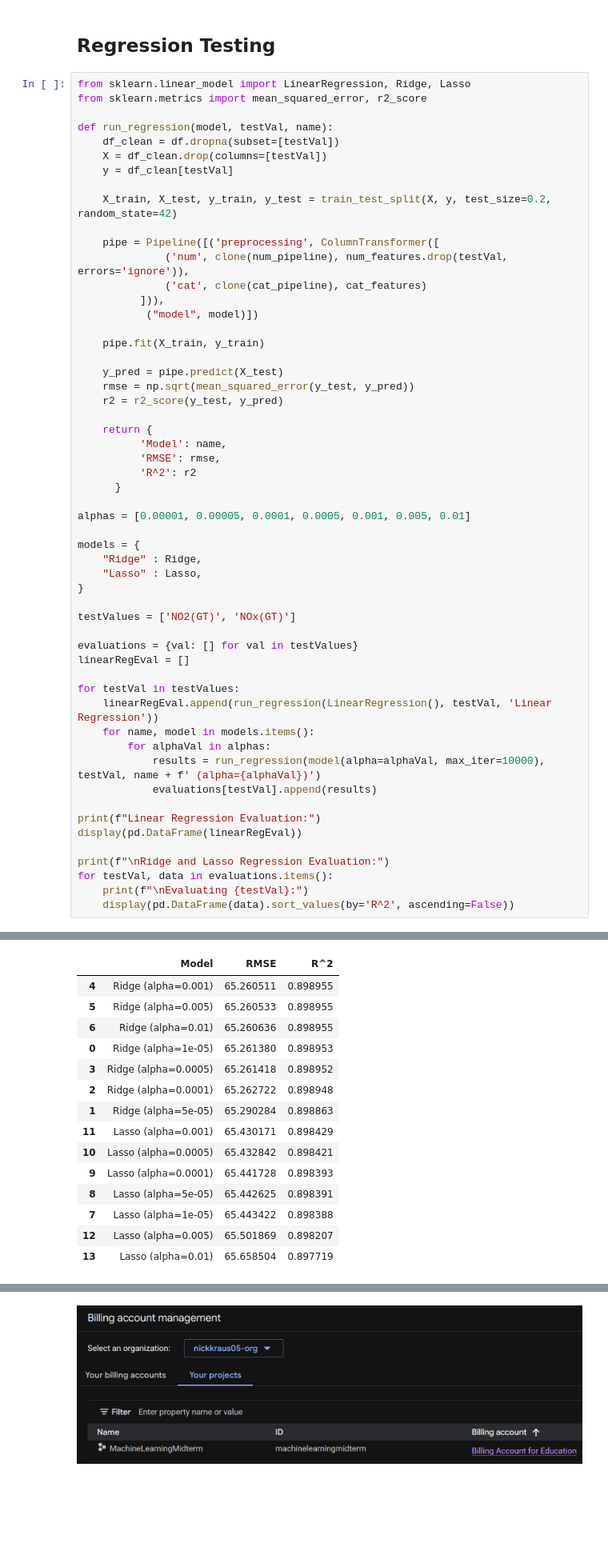
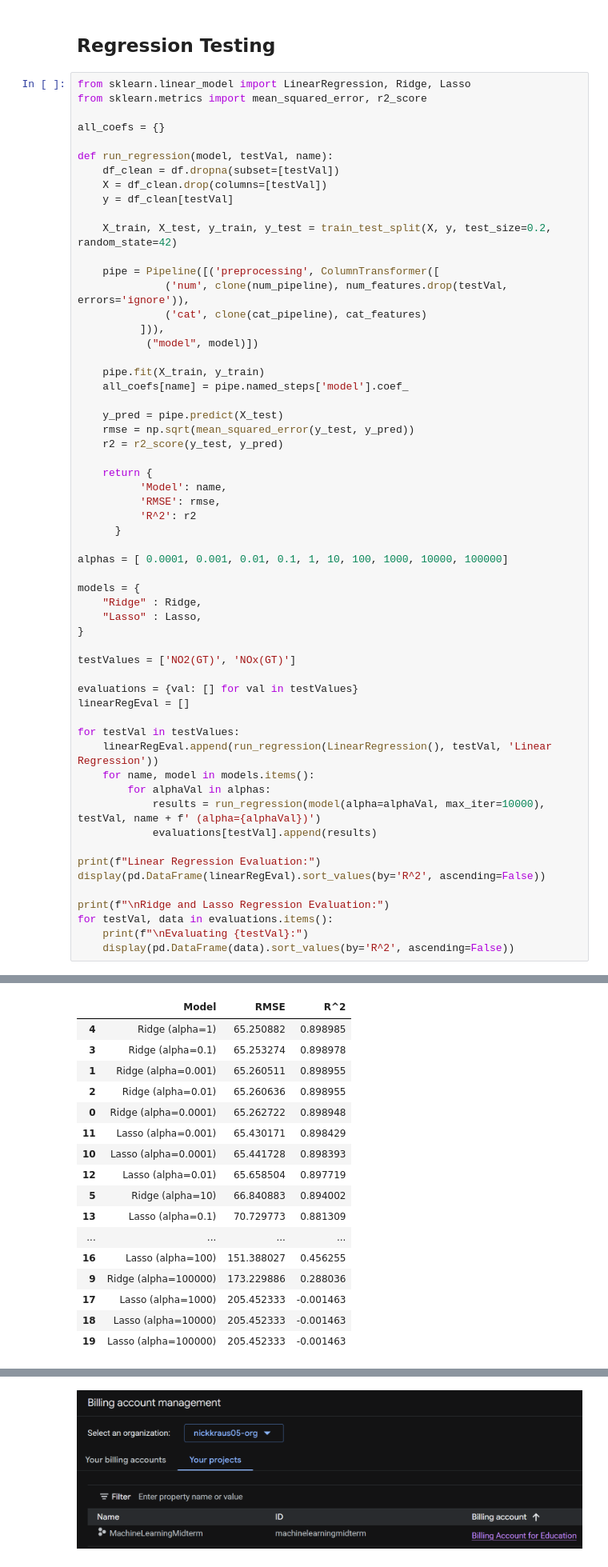
Before and after one commit to nickkraus52/MachineLearning, a Jupyter notebook: Midterm/air_quality.ipynb, the cells around one changed output, grey strips where cells are left out. Shown at 80% size. Cells and saved outputs as stored; diff of their text form; blank space fills up the shorter version.

```diff
--- a/Midterm/air_quality.ipynb
+++ b/Midterm/air_quality.ipynb
@@ -343,6 +343,8 @@ Best model at evaluating C6H6(GT): Logistic Regression
 # %%
 from sklearn.linear_model import LinearRegression, Ridge, Lasso
 from sklearn.metrics import mean_squared_error, r2_score
+
+all_coefs = {}
 
 def run_regression(model, testVal, name):
     df_clean = df.dropna(subset=[testVal])
@@ -358,6 +360,7 @@ def run_regression(model, testVal, name):
            ("model", model)])
 
     pipe.fit(X_train, y_train)
+    all_coefs[name] = pipe.named_steps['model'].coef_
 
     y_pred = pipe.predict(X_test)
     rmse = np.sqrt(mean_squared_error(y_test, y_pred))
@@ -369,7 +372,7 @@ def run_regression(model, testVal, name):
           'R^2': r2
       }
 
-alphas = [0.00001, 0.00005, 0.0001, 0.0005, 0.001, 0.005, 0.01]
+alphas = [ 0.0001, 0.001, 0.01, 0.1, 1, 10, 100, 1000, 10000, 100000]
 
 models = {
     "Ridge" : Ridge,
@@ -389,7 +392,7 @@ for testVal in testValues:
             evaluations[testVal].append(results)
 
 print(f"Linear Regression Evaluation:")
-display(pd.DataFrame(linearRegEval))
+display(pd.DataFrame(linearRegEval).sort_values(by='R^2', ascending=False))
 
 print(f"\nRidge and Lasso Regression Evaluation:")
 for testVal, data in evaluations.items():
@@ -421,17 +426,19 @@ Evaluating NO2(GT):
 Evaluating NOx(GT):
 |  | Model | RMSE | R^2 |
-| 4 | Ridge (alpha=0.001) | 65.260511 | 0.898955 |
-| 5 | Ridge (alpha=0.005) | 65.260533 | 0.898955 |
-| 6 | Ridge (alpha=0.01) | 65.260636 | 0.898955 |
-| 0 | Ridge (alpha=1e-05) | 65.261380 | 0.898953 |
-| 3 | Ridge (alpha=0.0005) | 65.261418 | 0.898952 |
-| 2 | Ridge (alpha=0.0001) | 65.262722 | 0.898948 |
-| 1 | Ridge (alpha=5e-05) | 65.290284 | 0.898863 |
+| 4 | Ridge (alpha=1) | 65.250882 | 0.898985 |
+| 3 | Ridge (alpha=0.1) | 65.253274 | 0.898978 |
+| 1 | Ridge (alpha=0.001) | 65.260511 | 0.898955 |
+| 2 | Ridge (alpha=0.01) | 65.260636 | 0.898955 |
+| 0 | Ridge (alpha=0.0001) | 65.262722 | 0.898948 |
 | 11 | Lasso (alpha=0.001) | 65.430171 | 0.898429 |
-| 10 | Lasso (alpha=0.0005) | 65.432842 | 0.898421 |
-| 9 | Lasso (alpha=0.0001) | 65.441728 | 0.898393 |
-| 8 | Lasso (alpha=5e-05) | 65.442625 | 0.898391 |
-| 7 | Lasso (alpha=1e-05) | 65.443422 | 0.898388 |
-| 12 | Lasso (alpha=0.005) | 65.501869 | 0.898207 |
-| 13 | Lasso (alpha=0.01) | 65.658504 | 0.897719 |
+| 10 | Lasso (alpha=0.0001) | 65.441728 | 0.898393 |
+| 12 | Lasso (alpha=0.01) | 65.658504 | 0.897719 |
+| 5 | Ridge (alpha=10) | 66.840883 | 0.894002 |
+| 13 | Lasso (alpha=0.1) | 70.729773 | 0.881309 |
+| ... | ... | ... | ... |
+| 16 | Lasso (alpha=100) | 151.388027 | 0.456255 |
+| 9 | Ridge (alpha=100000) | 173.229886 | 0.288036 |
+| 17 | Lasso (alpha=1000) | 205.452333 | -0.001463 |
+| 18 | Lasso (alpha=10000) | 205.452333 | -0.001463 |
+| 19 | Lasso (alpha=100000) | 205.452333 | -0.001463 |
 # %%
```
Also changed, not shown: parts of 2 cells of this notebook.
